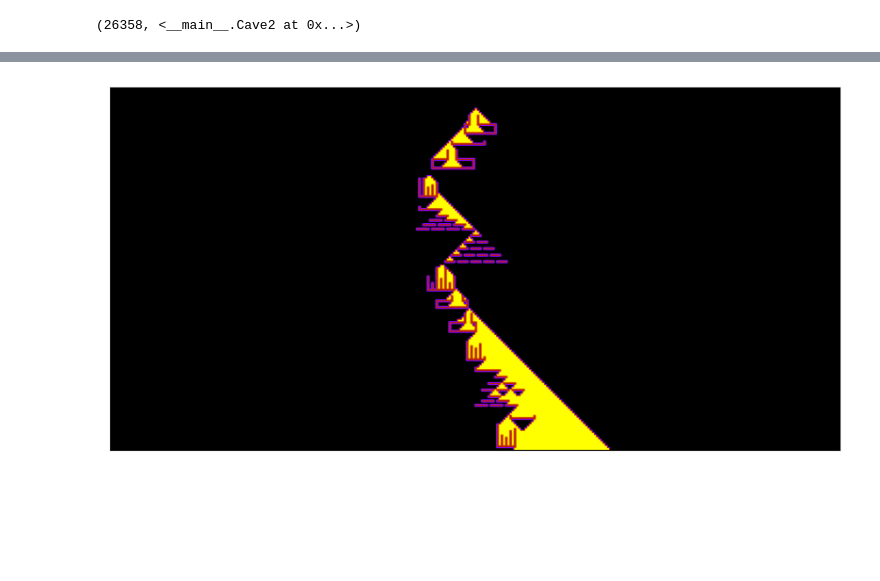
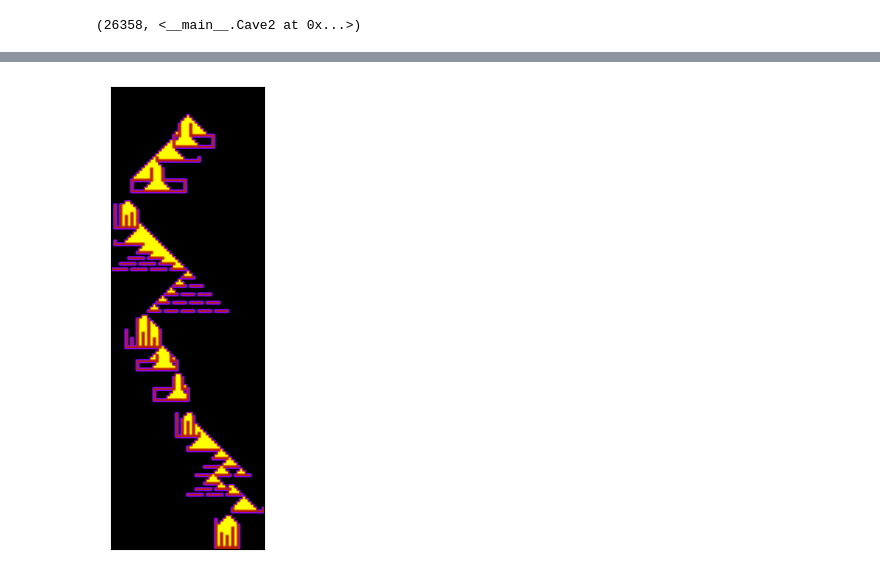
Before and after one commit to znswanderer/Advent-of-code-2022, a Jupyter notebook: day14/day14.ipynb, the cells around one changed output, grey strips where cells are left out. Drawn from its saved outputs; the diff is of its cells as text; code cells hidden in the pictures; blank space fills up the shorter version.

Commit message:
cleanup and nicer animation

```diff
--- a/day14/day14.ipynb
+++ b/day14/day14.ipynb
@@ -136,33 +136,24 @@ def fall_sand(m):
     Returns final position of unit of sand if it could be placed.
     None otherwise.
     """
-    (y, x) = START_POS
+    (x, y) = START_POS
     while True:
+        next_pos = None
         # Try all three directions
-        for p in [(y, x+1), (y-1, x+1), (y+1, x+1)]:
-            val = m.get(p)
+        for p in [(x, y+1), (x-1, y+1), (x+1, y+1)]:
             if not m.contains(p):
-                # outside of cave this choice is taken and the unit enters the void
+                # outside of cave
+                return None
+            if m.get(p) in (AIR, START):
+                # Valid move -> try next round
+                next_pos = p
                 break
-            elif val in (AIR, START):
-                # Valid move -> try next round
-                break
-            elif val in (ROCK, SAND):
-                # try next move
-                continue
-            else:
-                raise Exception("What happens at (%d, %d)?" % (y, x))
 
-        if not m.contains(p):
-            return None
-        elif m.get(p) == AIR:
-            # Valid move -> try next round
-            (y, x) = p
-            continue
+        if next_pos is None:
+            m.set((x, y), SAND)
+            return (x, y)
         else:
-            # Could not find a valid move. Deposit unit of sand at last pos
-            m.set((y, x), SAND)
-            return (y, x)
+            (x, y) = next_pos
 # %% [markdown]
 So, drawing sand that has come to rest as o, the first unit of sand simply falls straight down and then stops:
 
@@ -437,8 +429,8 @@ import numpy as np
 # %%
 import matplotlib.pyplot as plt
 # %%
-def sand_animation(s, every=18):
-    m = Cave2(read_puzzle(s))
+def sand_animation(s, every=1):
+    m = Cave(read_puzzle(s))
     n = 0
     frames = [dict(m.d)]
     while True:
@@ -447,17 +439,17 @@ def sand_animation(s, every=18):
         if n % every == 0:
             # save a frame
             frames.append(dict(m.d))
-        if p == START_POS:
+        if p == START_POS or p is None:
             break
     frames.append(m.d)
     return frames, m
 # %%
-res, final = sand_animation(input_maze)
+res, final = sand_animation(input_maze, every=1)
 # %%
 ((x0, x1), (y0, y1)) = final.dimensions()
 np_res = []
 for d in res:
-    np_m = np.zeros((x1-x0, y1-y0), dtype=int)
+    np_m = np.zeros((x1-x0+1, y1-y0+1), dtype=int)
     for ((x, y), val) in d.items():
         if val == ROCK:
             np_m[x-x0, y-y0] = 1
@@ -465,20 +457,20 @@ for d in res:
             np_m[x-x0, y-y0] = 2
     np_res.append(np_m)
 # %%
-np_m = np_res[100]
+np_m = np_res[-1]
 plt.figure(figsize=(10,6))
 plt.imshow(np_m.T, origin='upper', cmap='gnuplot', aspect='equal')
 
 #get current axes
 ax = plt.gca()
 
 #hide x-axis
 ax.get_xaxis().set_visible(False)
 
 #hide y-axis
 ax.get_yaxis().set_visible(False)
 # %% [output]
-[figure, old version]
+[figure, new version]
 # %%
 from matplotlib import animation
 
```
Also changed, not shown: parts of 4 cells of this notebook, 1 other file.
